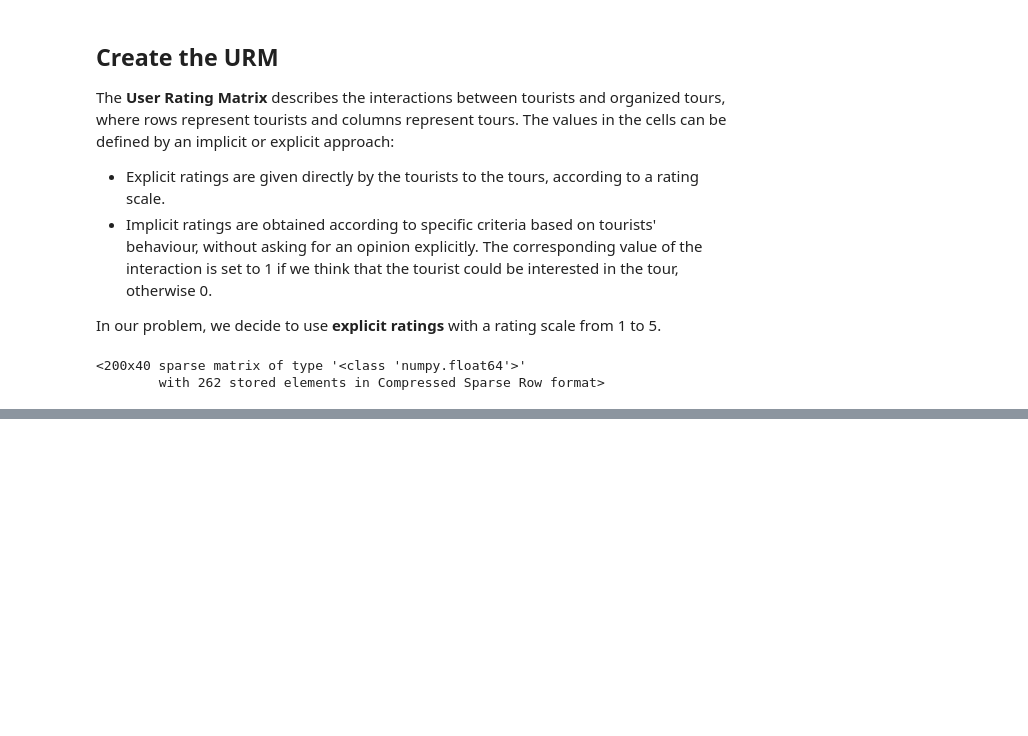
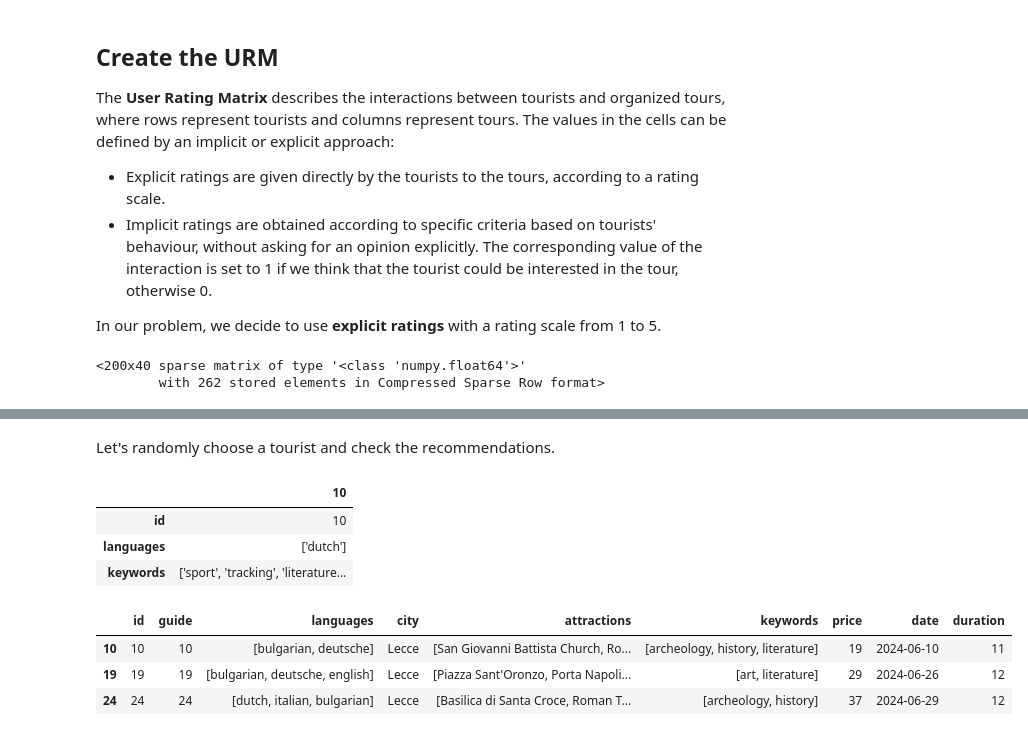
Before and after one commit to LorenzoAicardi/AsTourX, a Jupyter notebook: recommendersystem/TourRecommendation.ipynb, the cells around one changed output, grey strips where cells are left out. Drawn from its saved outputs; the diff is of its cells as text; code cells hidden in the pictures; blank space fills up the shorter version.

```diff
--- a/recommendersystem/TourRecommendation.ipynb
+++ b/recommendersystem/TourRecommendation.ipynb
@@ -698,0 +676,18 @@ tour_df.loc[sample_guide_list,:]
+# %%
+# Select if building a collaborative filtering model or a content-based filtering model
+# Available options: 'cf', 'cbf'
+model_type = 'cbf'
+# %%
+# Collaborative filtering model
+# Input data: URM
+# The shrink value is a non-negative number that can be tuned
+if model_type == 'cf':
+    recommender = ItemCFRecommender(URM_train)
+    recommender.fit(shrink=0.5)
+# %%
+# Content-based filtering model
+# Input data: URM and ICM
+# The shrink value is a non-negative number that can be tuned
+if model_type == 'cbf':
+    recommender = ItemCBFRecommender(URM_train, ICM_train)
+    recommender.fit(shrink=0.5)
@@ -698,0 +698,3 @@ tour_df.loc[sample_guide_list,:]
+# %%
+# Set the number of tours to recommend to each tourist
+n_recommendations_per_tourist = 3
@@ -698,0 +752,2 @@ tour_df.loc[sample_guide_list,:]
+# %% [markdown]
+Let's randomly choose a tourist and check the recommendations.
@@ -698,0 +757,19 @@ tour_df.loc[sample_guide_list,:]
+# %%
+# Show the selected tourist
+pd.DataFrame(tourist_df.loc[sample_tourist,:])
+# %% [output]
+|  | 10 |
+| id | 10 |
+| languages | ['dutch'] |
+| keywords | ['sport', 'tracking', 'literature... |
+# %%
+# Extract the indices of the recommended tours
+sample_tour_list = list(map(int, recommendations[sample_tourist].split(" ")))
+
+# Show the list of recommended tours
+tour_df.loc[sample_tour_list,:]
+# %% [output]
+|  | id | guide | languages | city | attractions | keywords | price | date | duration |
+| 10 | 10 | 10 | [bulgarian, deutsche] | Lecce | [San Giovanni Battista Church, Ro... | [archeology, history, literature] | 19 | 2024-06-10 | 11 |
+| 19 | 19 | 19 | [bulgarian, deutsche, english] | Lecce | [Piazza Sant'Oronzo, Porta Napoli... | [art, literature] | 29 | 2024-06-26 | 12 |
+| 24 | 24 | 24 | [dutch, italian, bulgarian] | Lecce | [Basilica di Santa Croce, Roman T... | [archeology, history] | 37 | 2024-06-29 | 12 |
```
Also changed, not shown: parts of 83 cells of this notebook, 1 other file.
